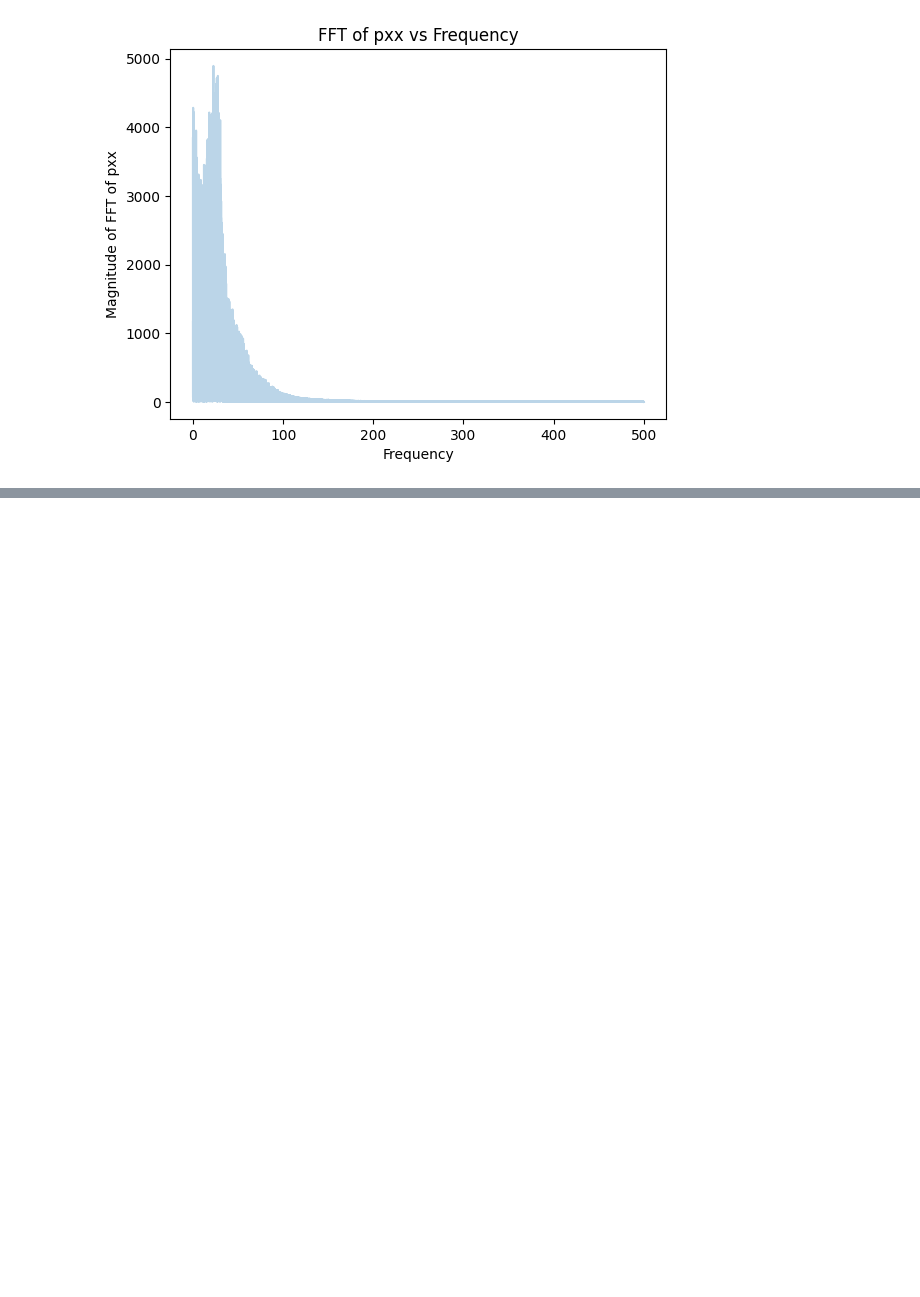
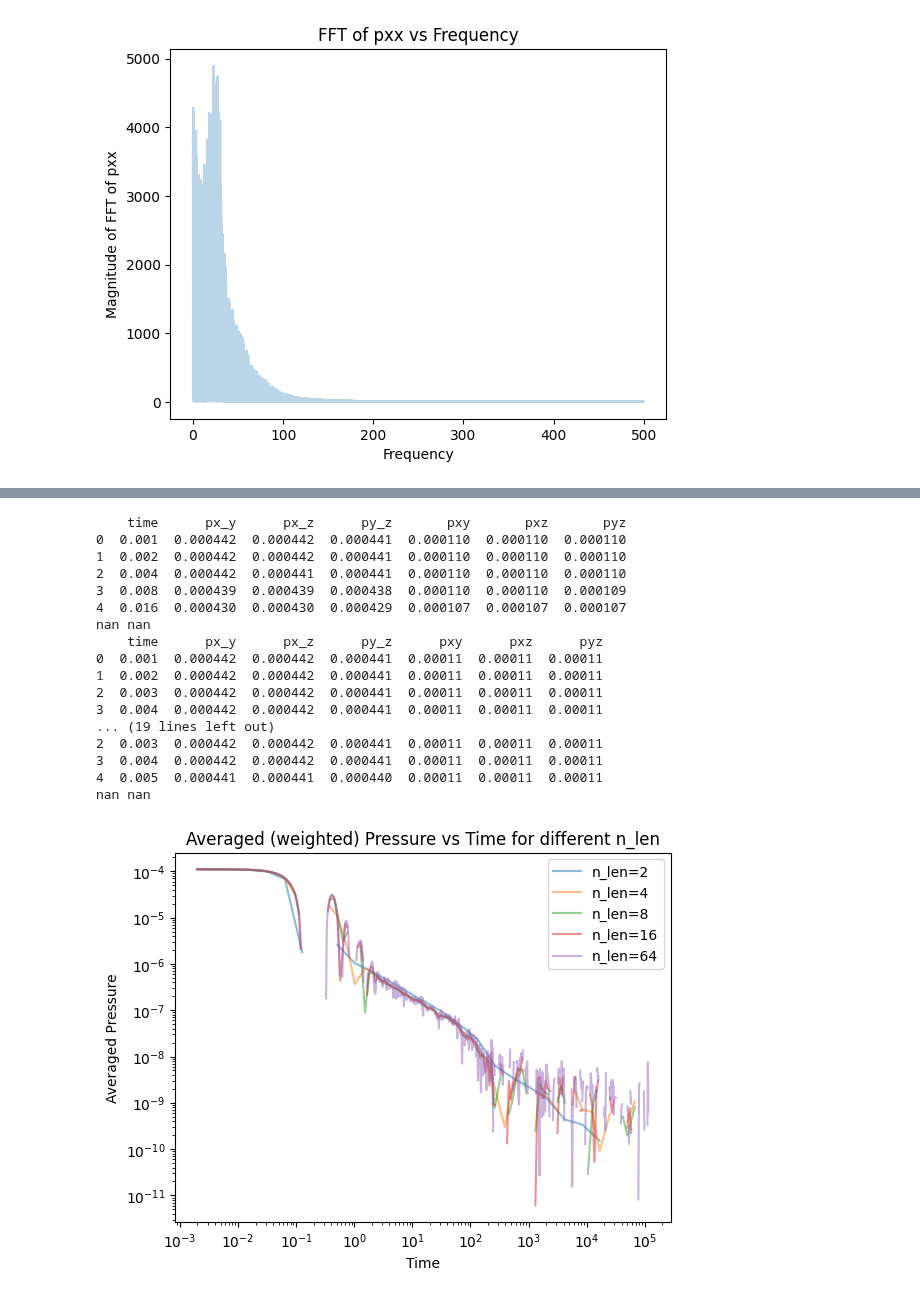
Before and after one commit to anotherbeaver/amine_polymers, a Jupyter notebook: logs/dyn_modulus mix 30 October.ipynb, the cells around one changed output, grey strips where cells are left out. Cells and saved outputs as stored; diff of their text form; code cells hidden in the pictures; blank space fills up the shorter version.

```diff
--- a/logs/dyn_modulus mix 30 October.ipynb
+++ b/logs/dyn_modulus mix 30 October.ipynb
@@ -284,0 +377,45 @@ nan nan
+# %%
+for i in [2, 4, 8, 16, 64]:
+    file = f"logs/n_len_{i}.dat"
+    data = pd.read_csv(file, delimiter=' ', skiprows=3, index_col=False, names=['time', 'px_y', 'px_z', 'py_z', 'pxy', 'pxz', 'pyz'])
+
+    start = 1
+
+    data = data[start:].reset_index(drop=True)
+
+    ave_press = (data['pxy'] + data['pxz'] + data['pyz']) / 5.0 + \
+            (data['px_y'] + data['px_z'] + data['py_z']) / 30.0
+
+    # replace negative with NaN
+    ave_press = np.where(ave_press < 0, np.nan, ave_press)
+
+
+    # ave_press *= 40**3 / (1.0 * 1.0)  # V / (kB * T)
+
+    print(data.head())
+    print(ave_press.min(), ave_press.max())
+    plt.loglog(data['time'][start:], ave_press[start:], alpha=0.5, label=f'n_len={i}')
+plt.xlabel('Time')
+plt.ylabel('Averaged Pressure')
+plt.title('Averaged (weighted) Pressure vs Time for different n_len')
+plt.legend()
+plt.show()
+# %% [output]
+    time      px_y      px_z      py_z       pxy       pxz       pyz
+0  0.001  0.000442  0.000442  0.000441  0.000110  0.000110  0.000110
+1  0.002  0.000442  0.000442  0.000441  0.000110  0.000110  0.000110
+2  0.004  0.000442  0.000441  0.000441  0.000110  0.000110  0.000110
+3  0.008  0.000439  0.000439  0.000438  0.000110  0.000110  0.000109
+4  0.016  0.000430  0.000430  0.000429  0.000107  0.000107  0.000107
+nan nan
+    time      px_y      px_z      py_z      pxy      pxz      pyz
+0  0.001  0.000442  0.000442  0.000441  0.00011  0.00011  0.00011
+1  0.002  0.000442  0.000442  0.000441  0.00011  0.00011  0.00011
+2  0.003  0.000442  0.000442  0.000441  0.00011  0.00011  0.00011
+3  0.004  0.000442  0.000442  0.000441  0.00011  0.00011  0.00011
+... (19 lines left out)
+2  0.003  0.000442  0.000442  0.000441  0.00011  0.00011  0.00011
+3  0.004  0.000442  0.000442  0.000441  0.00011  0.00011  0.00011
+4  0.005  0.000441  0.000441  0.000440  0.00011  0.00011  0.00011
+nan nan
+[figure, added]
```
Also changed, not shown: parts of 5 cells of this notebook, 2 other files.
